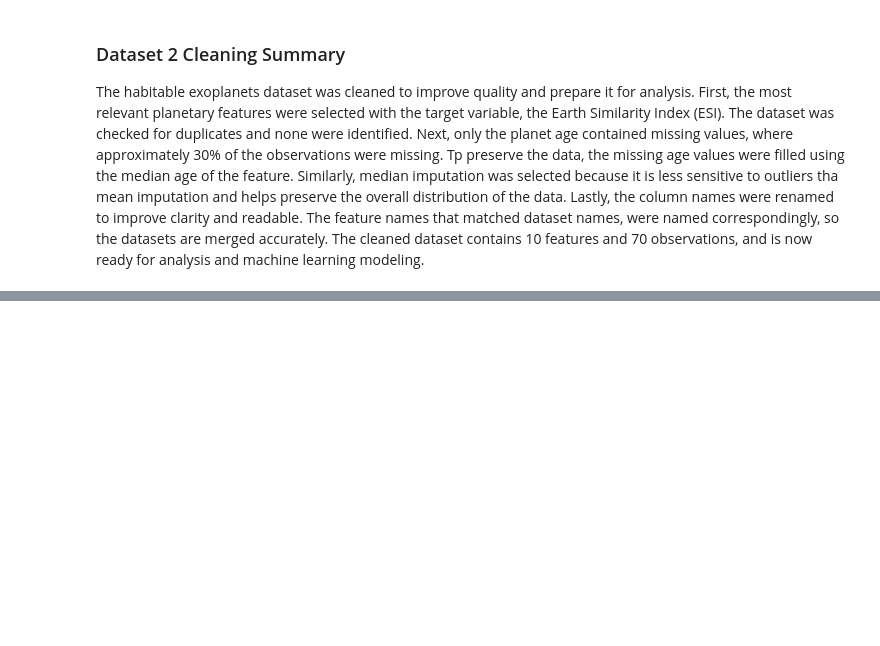
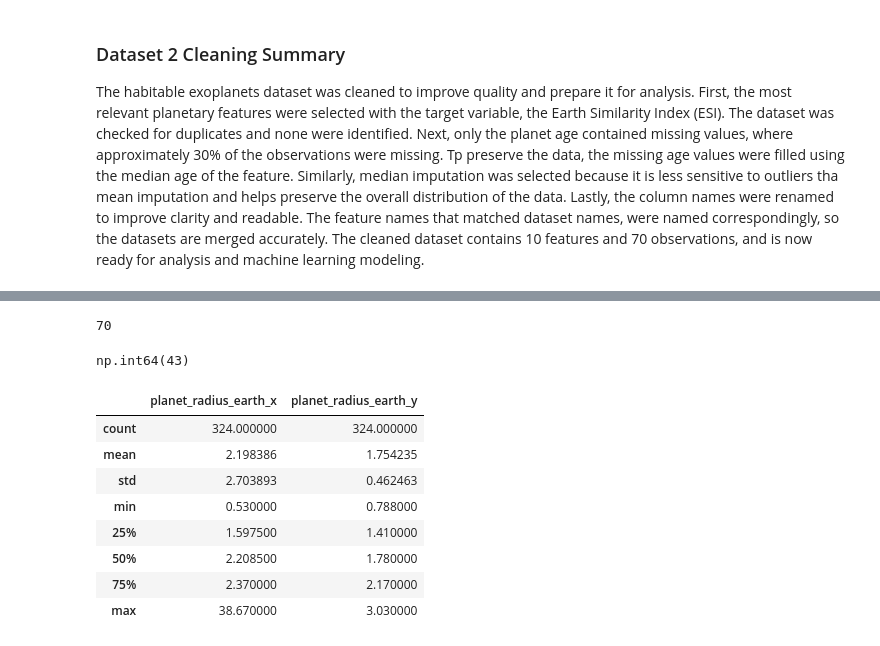
Before and after one commit to joshreisinger17-Data/Exoplanet-Habitability-Prediction, a Jupyter notebook: capstone.ipynb, the cells around one changed output, grey strips where cells are left out. Saved outputs shown, nothing was run; the diff lists cells and outputs as text; code cells hidden in the pictures; blank space fills up the shorter version.

Commit message:
Completed Cleaned Merged Dataset

```diff
--- a/capstone.ipynb
+++ b/capstone.ipynb
@@ -446,0 +458,6 @@ The habitable exoplanets dataset was cleaned to improve quality and prepare it f
+# %%
+# Merge the two datasets on planet_name
+merged_planets = pd.merge(stellar_planets_clean, habitable_planets_clean, on='planet_name', how='inner')
+
+# Verify merged dataset
+merged_planets.info()
@@ -446,0 +482,23 @@ The habitable exoplanets dataset was cleaned to improve quality and prepare it f
+# %%
+# Check planet names in merged dataset
+merged_planets['planet_name'].nunique()
+# %% [output]
+70
+# %%
+# Count how many radius values are the same
+(merged_planets['planet_radius_earth_x'] == merged_planets['planet_radius_earth_y']).sum()
+# %% [output]
+np.int64(43)
+# %%
+# Statistically compare the two radius columns
+merged_planets[['planet_radius_earth_x', 'planet_radius_earth_y']].describe()
+# %% [output]
+|  | planet_radius_earth_x | planet_radius_earth_y |
+| count | 324.000000 | 324.000000 |
+| mean | 2.198386 | 1.754235 |
+| std | 2.703893 | 0.462463 |
+| min | 0.530000 | 0.788000 |
+| 25% | 1.597500 | 1.410000 |
+| 50% | 2.208500 | 1.780000 |
+| 75% | 2.370000 | 2.170000 |
+| max | 38.670000 | 3.030000 |
```
Also changed, not shown: parts of 10 cells of this notebook.
